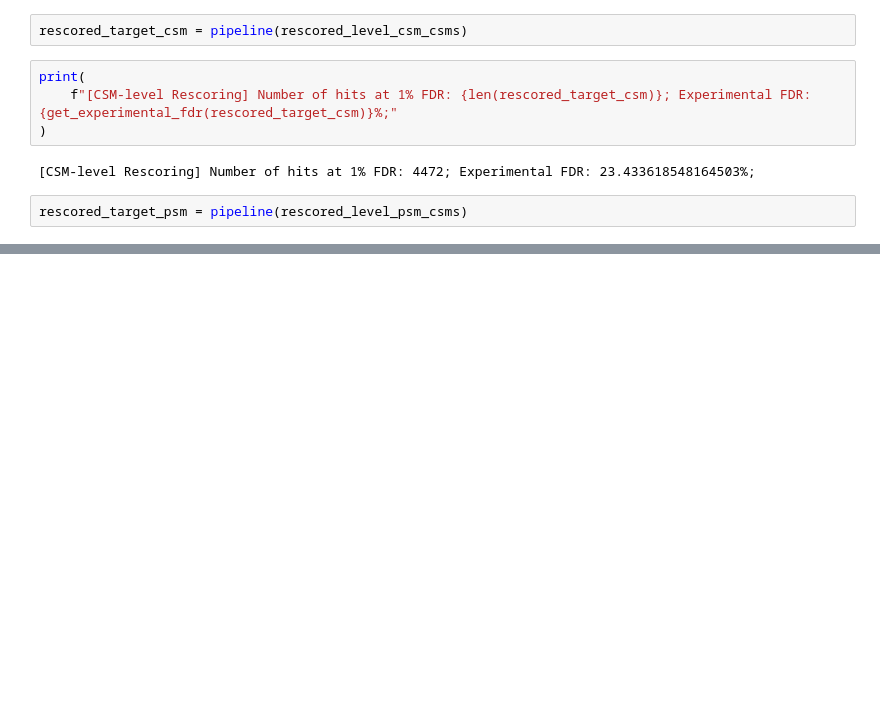
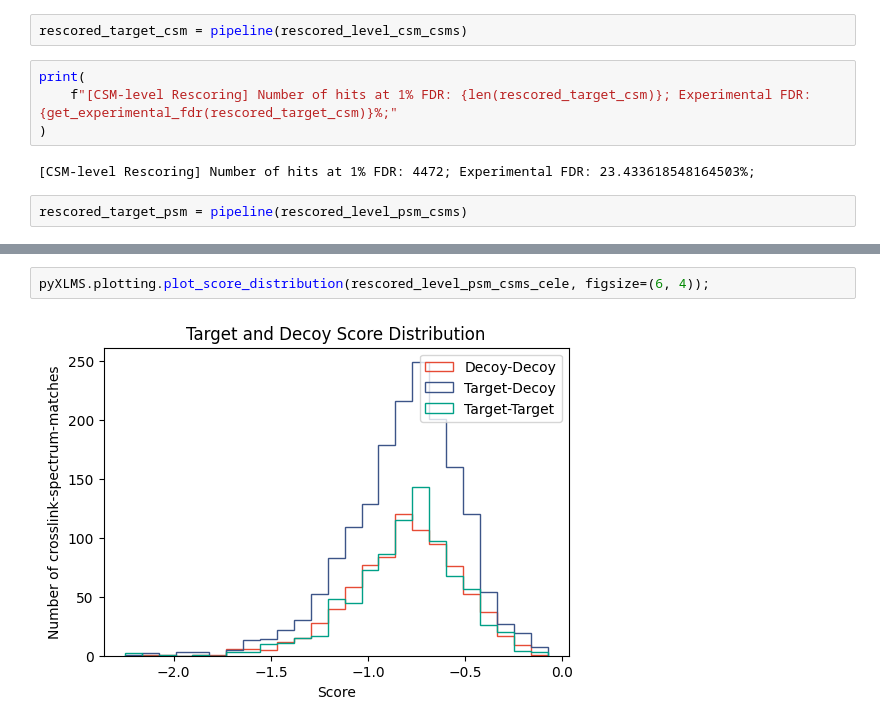
Before and after one commit to hgb-bin-proteomics/MSAnnika_Spectral_Library_exporter_rescoring, a Jupyter notebook: entrapment/entrapment.ipynb, the cells around one changed output, grey strips where cells are left out. Saved outputs shown, nothing was run; the diff lists cells and outputs as text; blank space fills up the shorter version.

```diff
--- a/entrapment/entrapment.ipynb
+++ b/entrapment/entrapment.ipynb
@@ -148,0 +188,4 @@ print(
+# %%
+pyXLMS.plotting.plot_score_distribution(rescored_level_psm_csms_cele, figsize=(6, 4));
+# %% [output]
+[figure, added]
```
Also changed, not shown: parts of 14 cells of this notebook.
